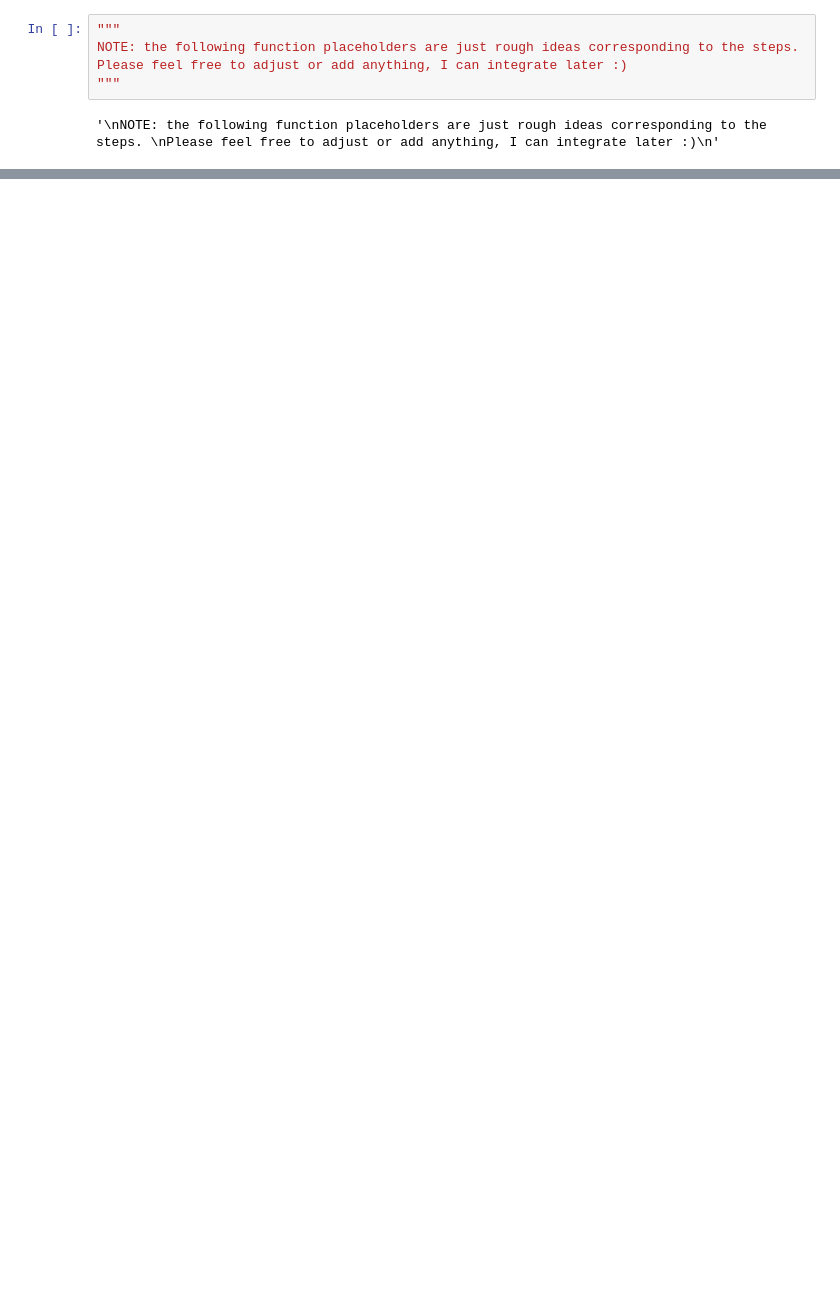
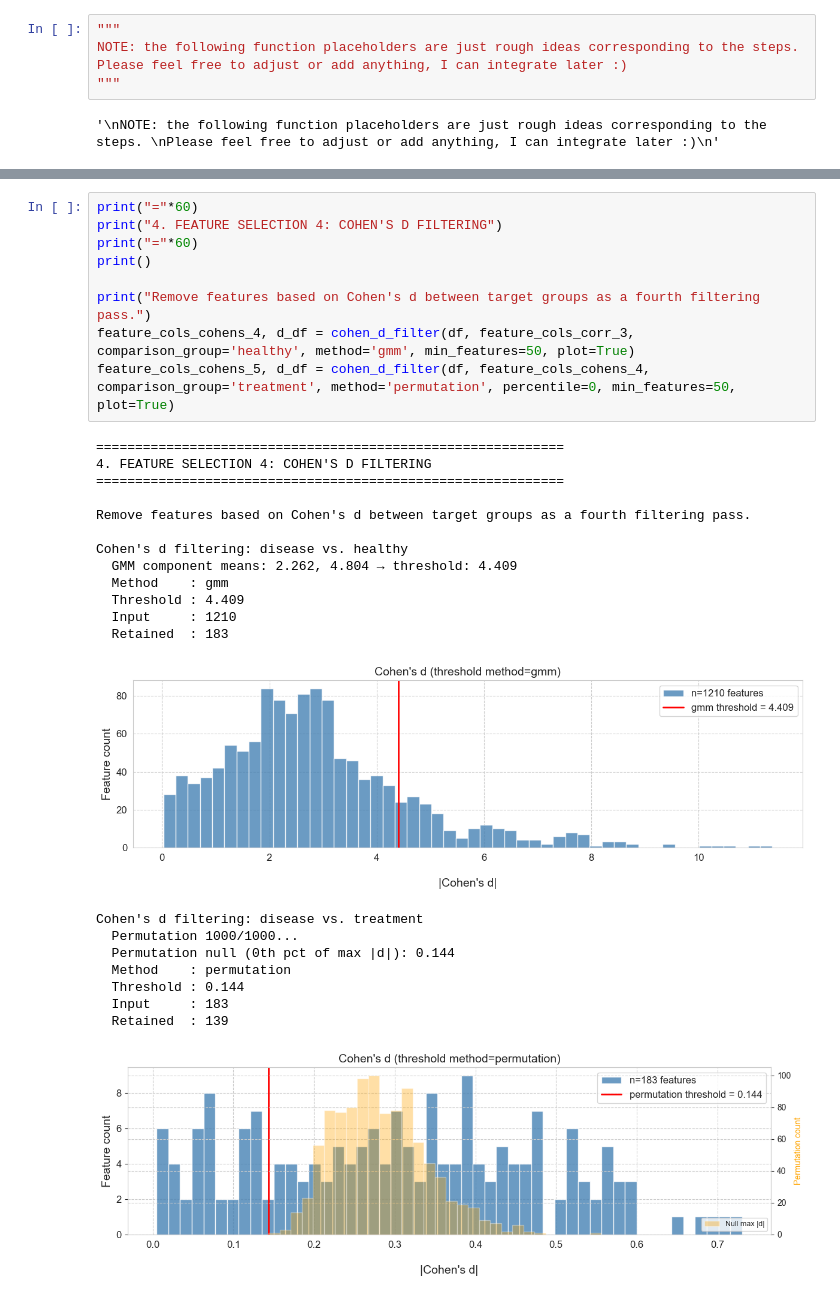
Before and after one commit to nikhitaguhan/Bonsai_CellPainting, a Jupyter notebook: scripts/03_dimensionality_reduction.ipynb, the cells around one changed output, grey strips where cells are left out. Saved outputs shown, nothing was run; the diff lists cells and outputs as text; blank space fills up the shorter version.

```diff
--- a/scripts/03_dimensionality_reduction.ipynb
+++ b/scripts/03_dimensionality_reduction.ipynb
@@ -381 +598,32 @@ Filtering complete.
+# %%
+print("="*60)
+print("4. FEATURE SELECTION 4: COHEN'S D FILTERING")
+print("="*60)
+print()
+
+print("Remove features based on Cohen's d between target groups as a fourth filtering pass.")
+feature_cols_cohens_4, d_df = cohen_d_filter(df, feature_cols_corr_3, comparison_group='healthy', method='gmm', min_features=50, plot=True)
+feature_cols_cohens_5, d_df = cohen_d_filter(df, feature_cols_cohens_4, comparison_group='treatment', method='permutation', percentile=0, min_features=50, plot=True)
+# %% [output]
+============================================================
+4. FEATURE SELECTION 4: COHEN'S D FILTERING
+============================================================
+
+Remove features based on Cohen's d between target groups as a fourth filtering pass.
+
+Cohen's d filtering: disease vs. healthy
+  GMM component means: 2.262, 4.804 → threshold: 4.409
+  Method    : gmm
+  Threshold : 4.409
+  Input     : 1210
+  Retained  : 183
+[figure, added]
+Cohen's d filtering: disease vs. treatment
+  Permutation 1000/1000...
+  Permutation null (0th pct of max |d|): 0.144
+  Method    : permutation
+  Threshold : 0.144
+  Input     : 183
+  Retained  : 139
+[figure, added]
 # %%
```
Also changed, not shown: parts of 13 cells of this notebook, 3 other files.
